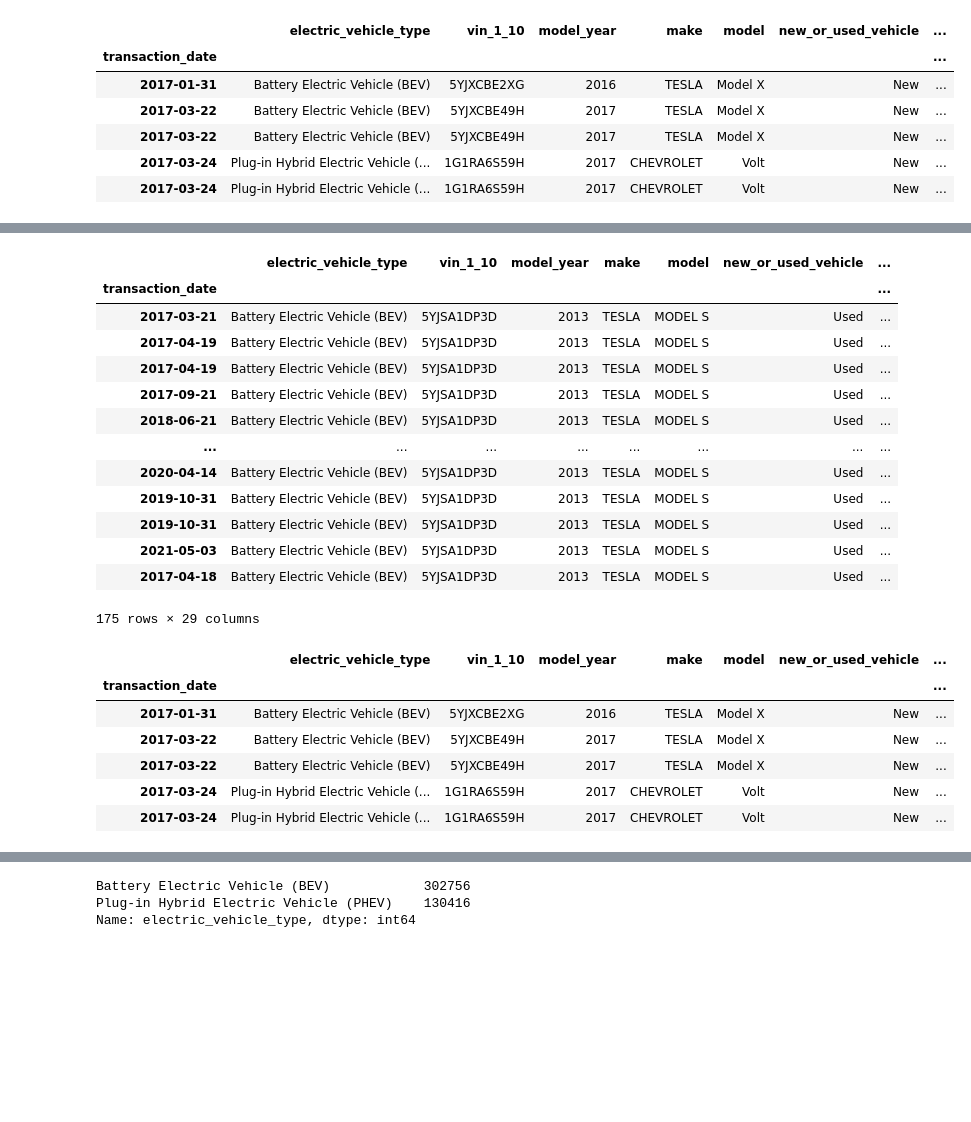
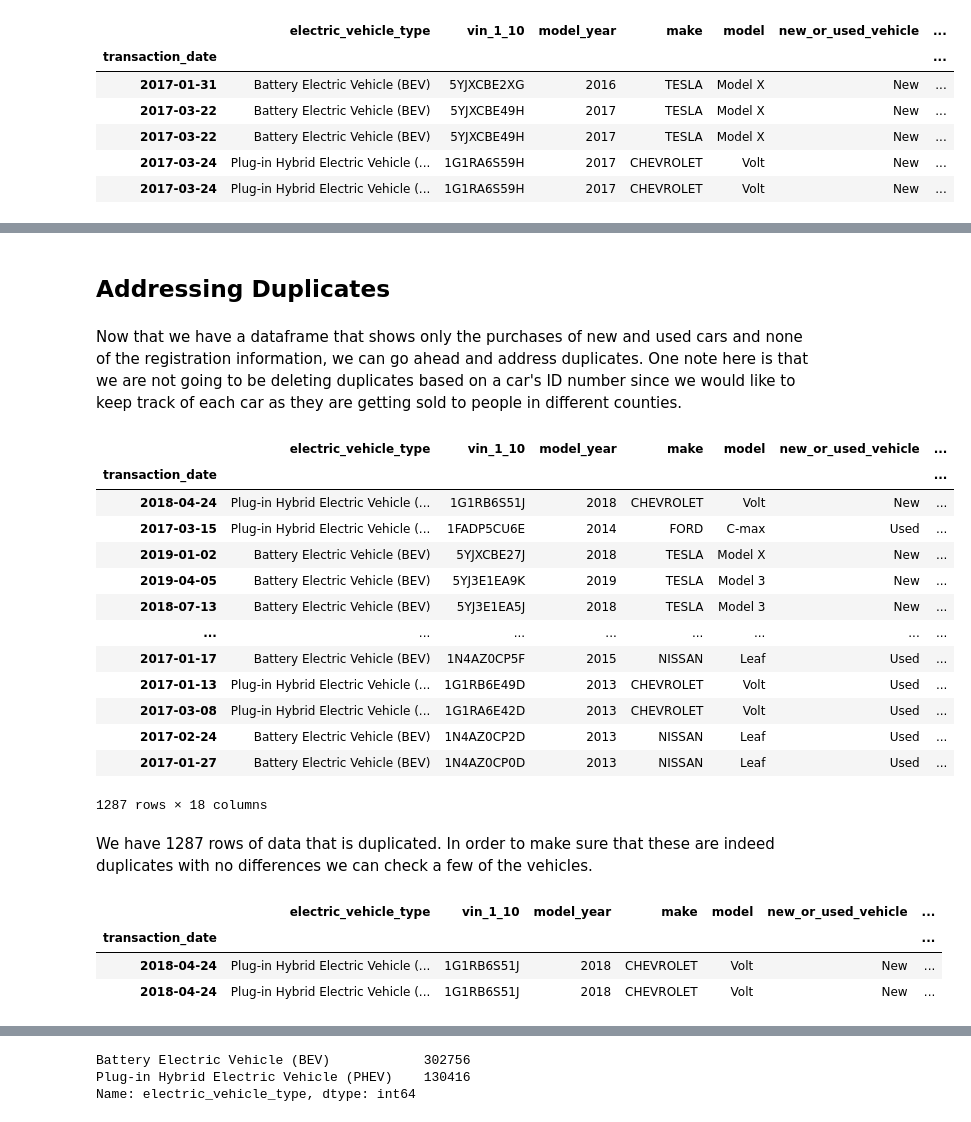
Before and after one commit to ebtezcan/EV-Charger-Prediction, a Jupyter notebook: index_OSEMN_plus_mvp-Copy1.ipynb, the cells around one changed output, grey strips where cells are left out. Saved outputs shown, nothing was run; the diff lists cells and outputs as text; code cells hidden in the pictures; blank space fills up the shorter version.

```diff
--- a/index_OSEMN_plus_mvp-Copy1.ipynb
+++ b/index_OSEMN_plus_mvp-Copy1.ipynb
@@ -165,0 +170,2 @@ df.head()
+# %%
+df['m/y'] = df['transaction_date'].dt.strftime("%m-%Y")
@@ -181,0 +213,11 @@ df[df['vin_1_10']=='Registration Renewal'].head()
+# %%
+drop_cols = ['electric_vehicle_fee_paid',
+             'hb_2042_clean_alternative_fuel_vehicle_cafv_eligibility',
+             'meets_2019_hb_2042_electric_range_requirement',
+             'meets_2019_hb_2042_sale_date_requirement',
+             'meets_2019_hb_2042_sale_price_value_requirement',
+             'transportation_electrification_fee_paid',
+             'hybrid_vehicle_electrification_fee_paid', 'legislative_district',
+             'non_clean_alternative_fuel']
+df.drop(drop_cols, axis=1, inplace=True)
+df.head()
@@ -181,0 +242,4 @@ df[df['vin_1_10']=='Registration Renewal'].head()
+# %%
+drop_cols = ['transaction_year', 'base_msrp', 'date_of_vehicle_sale']
+df.drop(drop_cols, axis=1, inplace=True)
+df.head()
@@ -181,0 +254,4 @@ df[df['vin_1_10']=='Registration Renewal'].head()
+# %%
+df=df[(df['transaction_type']=='Original Title') |
+      (df['transaction_type']=='Transfer Title')]
+df.info()
@@ -182,36 +276,30 @@ df[df['vin_1_10']=='Registration Renewal'].head()
+# %% [markdown]
+## Addressing Duplicates
+# %% [markdown]
+Now that we have a dataframe that shows only the purchases of new and used cars and none of the registration information, we can go ahead and address duplicates. One note here is that we are not going to be deleting duplicates based on a car's ID number since we would like to keep track of each car as they are getting sold to people in different counties.
 # %%
-df[df['vin_1_10']=='5YJSA1DP3D']
+df[df.duplicated()]
 # %% [output]
 |  | electric_vehicle_type | vin_1_10 | model_year | make | model | new_or_used_vehicle | ... |
 | transaction_date |  |  |  |  |  |  | ... |
-| 2017-03-21 | Battery Electric Vehicle (BEV) | 5YJSA1DP3D | 2013 | TESLA | MODEL S | Used | ... |
-| 2017-04-19 | Battery Electric Vehicle (BEV) | 5YJSA1DP3D | 2013 | TESLA | MODEL S | Used | ... |
-| 2017-04-19 | Battery Electric Vehicle (BEV) | 5YJSA1DP3D | 2013 | TESLA | MODEL S | Used | ... |
-| 2017-09-21 | Battery Electric Vehicle (BEV) | 5YJSA1DP3D | 2013 | TESLA | MODEL S | Used | ... |
-| 2018-06-21 | Battery Electric Vehicle (BEV) | 5YJSA1DP3D | 2013 | TESLA | MODEL S | Used | ... |
+| 2018-04-24 | Plug-in Hybrid Electric Vehicle (... | 1G1RB6S51J | 2018 | CHEVROLET | Volt | New | ... |
+| 2017-03-15 | Plug-in Hybrid Electric Vehicle (... | 1FADP5CU6E | 2014 | FORD | C-max | Used | ... |
+| 2019-01-02 | Battery Electric Vehicle (BEV) | 5YJXCBE27J | 2018 | TESLA | Model X | New | ... |
+| 2019-04-05 | Battery Electric Vehicle (BEV) | 5YJ3E1EA9K | 2019 | TESLA | Model 3 | New | ... |
+| 2018-07-13 | Battery Electric Vehicle (BEV) | 5YJ3E1EA5J | 2018 | TESLA | Model 3 | New | ... |
 | ... | ... | ... | ... | ... | ... | ... | ... |
-| 2020-04-14 | Battery Electric Vehicle (BEV) | 5YJSA1DP3D | 2013 | TESLA | MODEL S | Used | ... |
-| 2019-10-31 | Battery Electric Vehicle (BEV) | 5YJSA1DP3D | 2013 | TESLA | MODEL S | Used | ... |
-| 2019-10-31 | Battery Electric Vehicle (BEV) | 5YJSA1DP3D | 2013 | TESLA | MODEL S | Used | ... |
-| 2021-05-03 | Battery Electric Vehicle (BEV) | 5YJSA1DP3D | 2013 | TESLA | MODEL S | Used | ... |
-| 2017-04-18 | Battery Electric Vehicle (BEV) | 5YJSA1DP3D | 2013 | TESLA | MODEL S | Used | ... |
+| 2017-01-17 | Battery Electric Vehicle (BEV) | 1N4AZ0CP5F | 2015 | NISSAN | Leaf | Used | ... |
+| 2017-01-13 | Plug-in Hybrid Electric Vehicle (... | 1G1RB6E49D | 2013 | CHEVROLET | Volt | Used | ... |
+| 2017-03-08 | Plug-in Hybrid Electric Vehicle (... | 1G1RA6E42D | 2013 | CHEVROLET | Volt | Used | ... |
+| 2017-02-24 | Battery Electric Vehicle (BEV) | 1N4AZ0CP2D | 2013 | NISSAN | Leaf | Used | ... |
+| 2017-01-27 | Battery Electric Vehicle (BEV) | 1N4AZ0CP0D | 2013 | NISSAN | Leaf | Used | ... |
-175 rows × 29 columns
+1287 rows × 18 columns
-# %%
-drop_cols = ['transaction_year', 'electric_vehicle_fee_paid', 'base_msrp',
-             'non_clean_alternative_fuel', 'date_of_vehicle_sale',
-             'hb_2042_clean_alternative_fuel_vehicle_cafv_eligibility',
-             'meets_2019_hb_2042_electric_range_requirement',
-             'meets_2019_hb_2042_sale_date_requirement',
-             'meets_2019_hb_2042_sale_price_value_requirement',
-             'transportation_electrification_fee_paid',
-             'hybrid_vehicle_electrification_fee_paid', 'legislative_district']
-df.drop(drop_cols, axis=1, inplace=True)
-df.head()
-# %% [output]
-|  | electric_vehicle_type | vin_1_10 | model_year | make | model | new_or_used_vehicle | ... |
-| transaction_date |  |  |  |  |  |  | ... |
-| 2017-01-31 | Battery Electric Vehicle (BEV) | 5YJXCBE2XG | 2016 | TESLA | Model X | New | ... |
-| 2017-03-22 | Battery Electric Vehicle (BEV) | 5YJXCBE49H | 2017 | TESLA | Model X | New | ... |
-| 2017-03-22 | Battery Electric Vehicle (BEV) | 5YJXCBE49H | 2017 | TESLA | Model X | New | ... |
-| 2017-03-24 | Plug-in Hybrid Electric Vehicle (... | 1G1RA6S59H | 2017 | CHEVROLET | Volt | New | ... |
-| 2017-03-24 | Plug-in Hybrid Electric Vehicle (... | 1G1RA6S59H | 2017 | CHEVROLET | Volt | New | ... |
+# %% [markdown]
+We have 1287 rows of data that is duplicated. In order to make sure that these are indeed duplicates with no differences we can check a few of the vehicles.
+# %%
+df[df['dol_vehicle_id']==165661520]
+# %% [output]
+|  | electric_vehicle_type | vin_1_10 | model_year | make | model | new_or_used_vehicle | ... |
+| transaction_date |  |  |  |  |  |  | ... |
+| 2018-04-24 | Plug-in Hybrid Electric Vehicle (... | 1G1RB6S51J | 2018 | CHEVROLET | Volt | New | ... |
+| 2018-04-24 | Plug-in Hybrid Electric Vehicle (... | 1G1RB6S51J | 2018 | CHEVROLET | Volt | New | ... |
```
Also changed, not shown: parts of 67 cells of this notebook, 1 other file.
